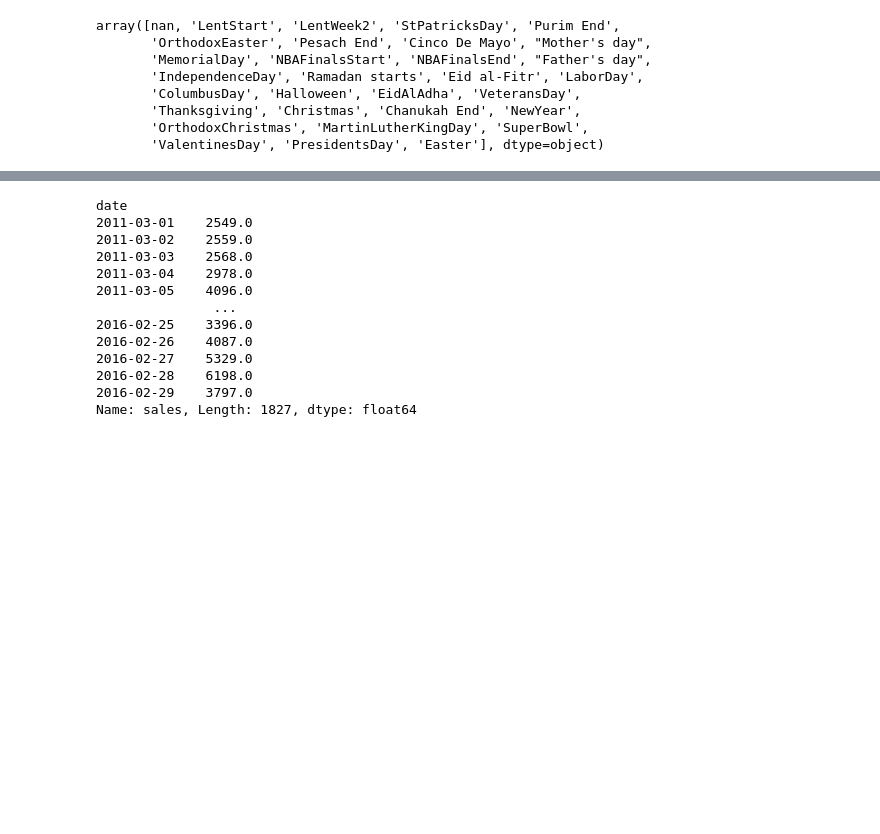
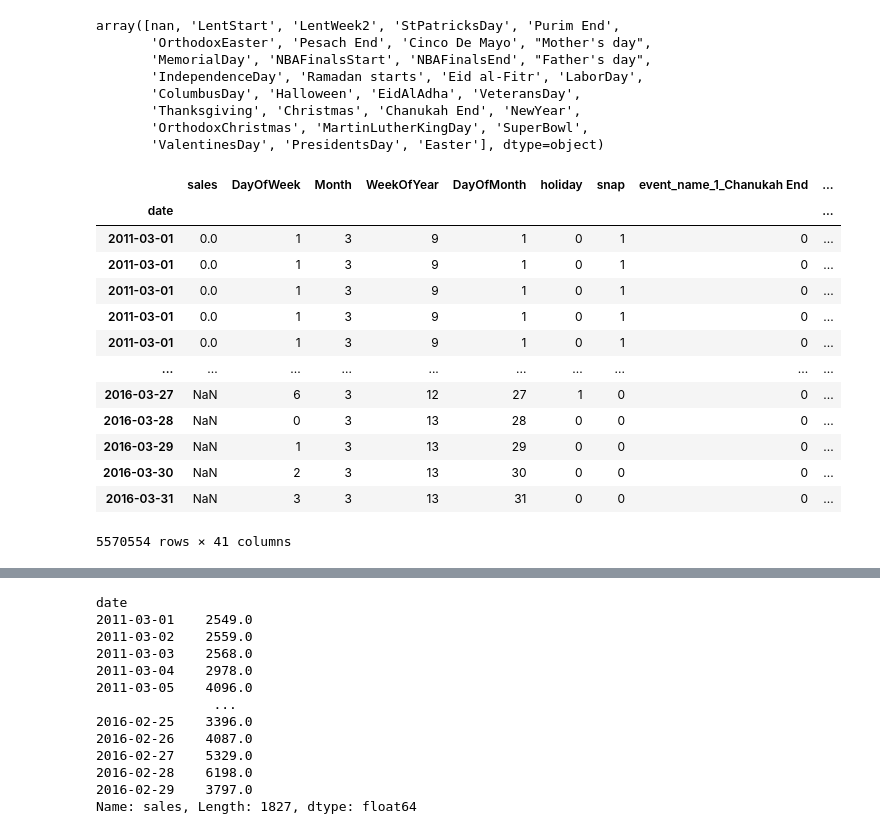
Before and after one commit to EdwinUe/BAB_WS22-23, a Jupyter notebook: Code/003BusinessAnalyticsBProjekt.ipynb, the cells around one changed output, grey strips where cells are left out. Drawn from its saved outputs; the diff is of its cells as text; code cells hidden in the pictures; blank space fills up the shorter version.

```diff
--- a/Code/003BusinessAnalyticsBProjekt.ipynb
+++ b/Code/003BusinessAnalyticsBProjekt.ipynb
@@ -765,6 +765,23 @@ rf_input2[['event_name_1_Chanukah End',
        'event_type_1_Sporting']].astype(int)
 # %%
 rf_input2[['DayOfWeek','Month','WeekOfYear','DayOfMonth']] = rf_input2[['DayOfWeek','Month','WeekOfYear','DayOfMonth']].astype('int')
+# %%
+rf_input2
+# %% [output]
+|  | sales | DayOfWeek | Month | WeekOfYear | DayOfMonth | holiday | snap | event_name_1_Chanukah End | ... |
+| date |  |  |  |  |  |  |  |  | ... |
+| 2011-03-01 | 0.0 | 1 | 3 | 9 | 1 | 0 | 1 | 0 | ... |
+| 2011-03-01 | 0.0 | 1 | 3 | 9 | 1 | 0 | 1 | 0 | ... |
+| 2011-03-01 | 0.0 | 1 | 3 | 9 | 1 | 0 | 1 | 0 | ... |
+| 2011-03-01 | 0.0 | 1 | 3 | 9 | 1 | 0 | 1 | 0 | ... |
+| 2011-03-01 | 0.0 | 1 | 3 | 9 | 1 | 0 | 1 | 0 | ... |
+| ... | ... | ... | ... | ... | ... | ... | ... | ... | ... |
+| 2016-03-27 | NaN | 6 | 3 | 12 | 27 | 1 | 0 | 0 | ... |
+| 2016-03-28 | NaN | 0 | 3 | 13 | 28 | 0 | 0 | 0 | ... |
+| 2016-03-29 | NaN | 1 | 3 | 13 | 29 | 0 | 0 | 0 | ... |
+| 2016-03-30 | NaN | 2 | 3 | 13 | 30 | 0 | 0 | 0 | ... |
+| 2016-03-31 | NaN | 3 | 3 | 13 | 31 | 0 | 0 | 0 | ... |
+5570554 rows × 41 columns
 # %%
 rf_input2 = rf_input2.groupby(by=rf_input2.index).agg({'sales':'sum','DayOfWeek':'mean','Month':'mean','WeekOfYear':'mean','DayOfMonth':'mean','holiday':'mean','snap':'mean','event_name_1_Chanukah End':'mean',
        'event_name_1_Christmas':'mean', 'event_name_1_Cinco De Mayo':'mean',
```
Also changed, not shown: parts of 6 cells of this notebook, 1 other file.
